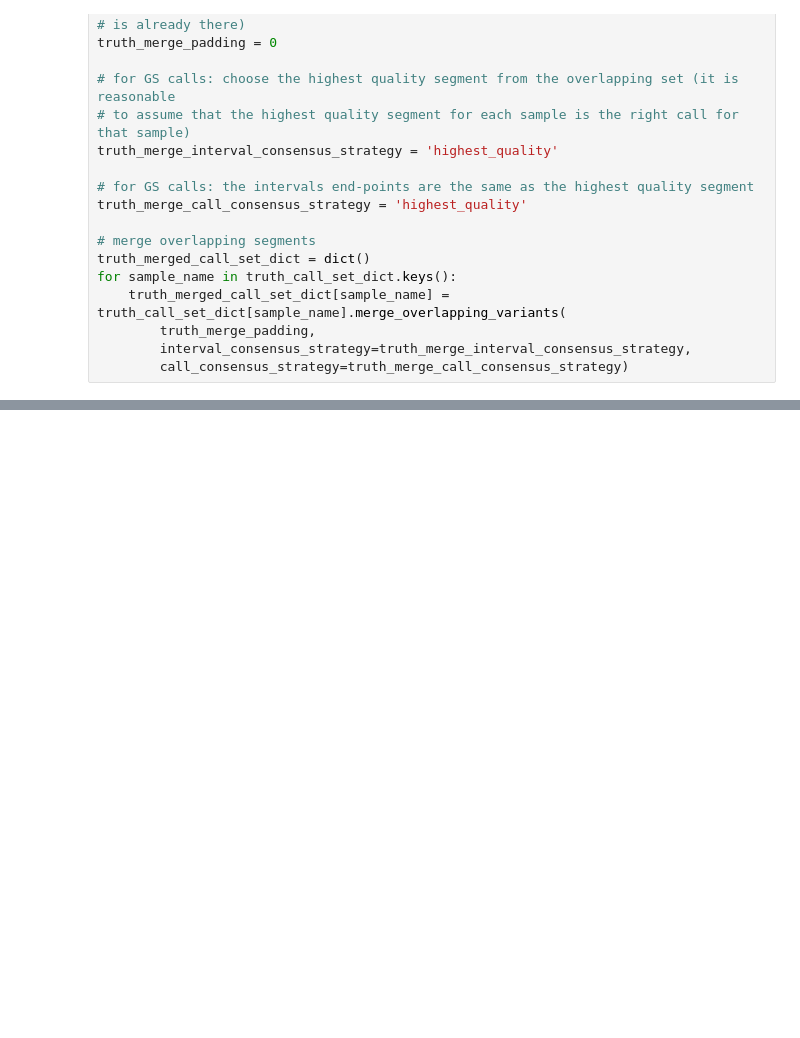
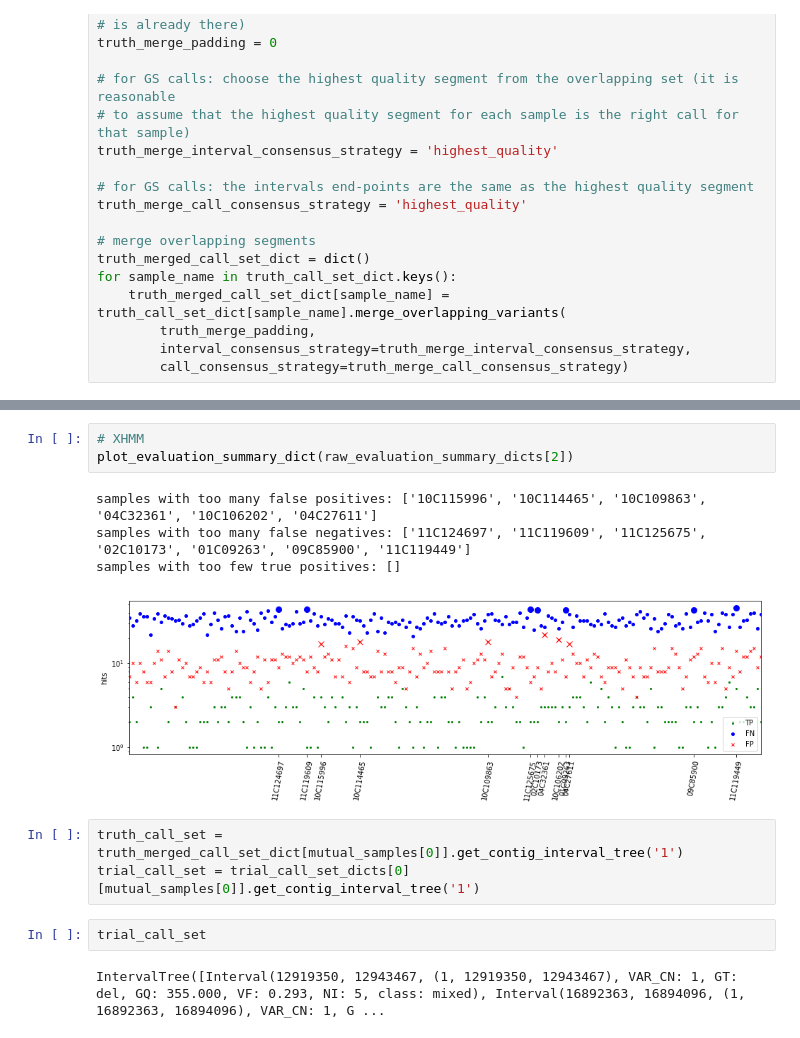
Before and after one commit to broadinstitute/gatk-evaluation, a Jupyter notebook: CNV/gCNV/evaluation_suite/notebooks/make_roc_curve.ipynb, the cells around one changed output, grey strips where cells are left out. Drawn from its saved outputs; the diff is of its cells as text; blank space fills up the shorter version.

```diff
--- a/CNV/gCNV/evaluation_suite/notebooks/make_roc_curve.ipynb
+++ b/CNV/gCNV/evaluation_suite/notebooks/make_roc_curve.ipynb
@@ -231,0 +308,15 @@ samples with too few true positives: ['10C112784', '04C33040', '03C17952', '11C1
+# %%
+# XHMM
+plot_evaluation_summary_dict(raw_evaluation_summary_dicts[2])
+# %% [output]
+samples with too many false positives: ['10C115996', '10C114465', '10C109863', '04C32361', '10C106202', '04C27611']
+samples with too many false negatives: ['11C124697', '11C119609', '11C125675', '02C10173', '01C09263', '09C85900', '11C119449']
+samples with too few true positives: []
+[figure, added]
+# %%
+truth_call_set = truth_merged_call_set_dict[mutual_samples[0]].get_contig_interval_tree('1')
+trial_call_set = trial_call_set_dicts[0][mutual_samples[0]].get_contig_interval_tree('1')
+# %%
+trial_call_set
+# %% [output]
+IntervalTree([Interval(12919350, 12943467, (1, 12919350, 12943467), VAR_CN: 1, GT: del, GQ: 355.000, VF: 0.293, NI: 5, class: mixed), Interval(16892363, 16894096, (1, 16892363, 16894096), VAR_CN: 1, G ...
```
Also changed, not shown: parts of 11 cells of this notebook, 4 other files.
